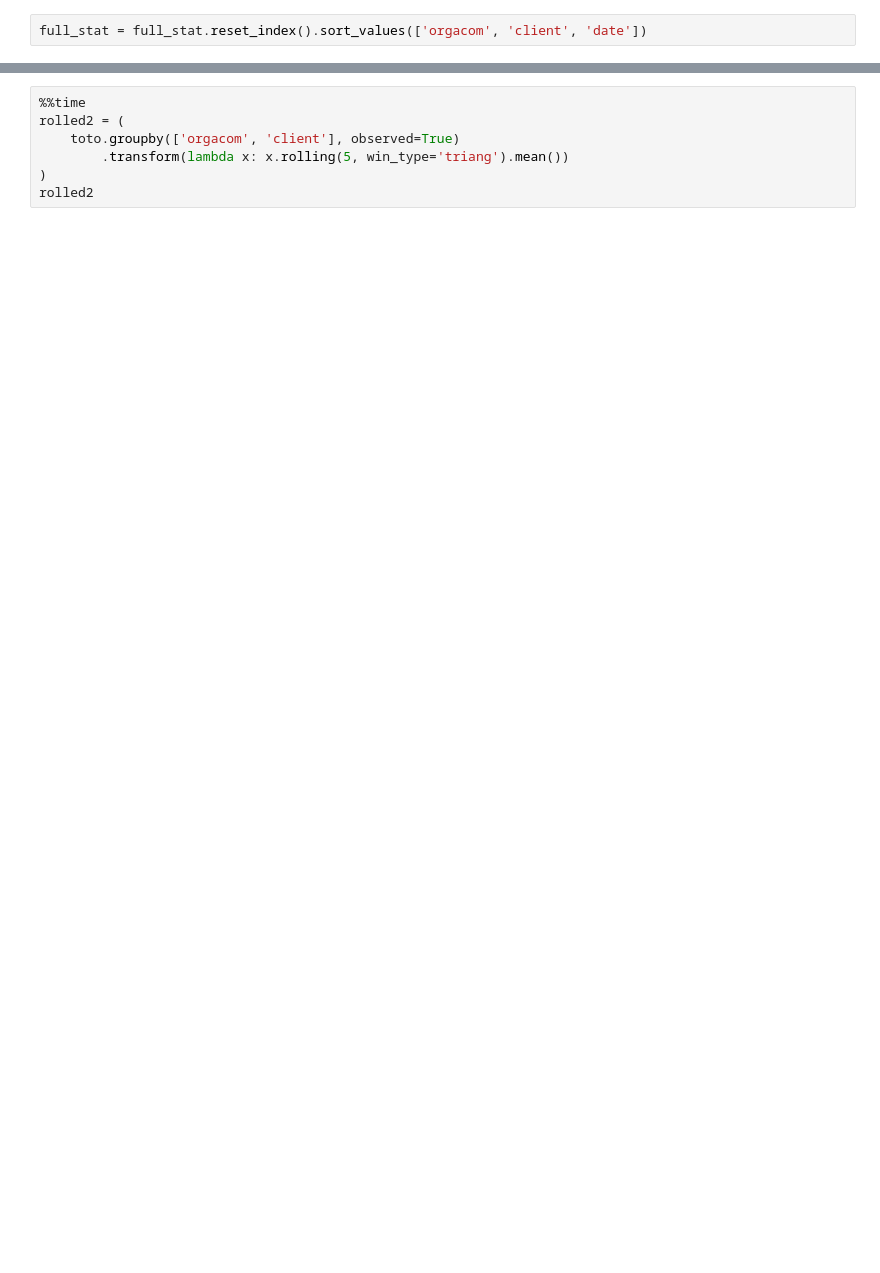
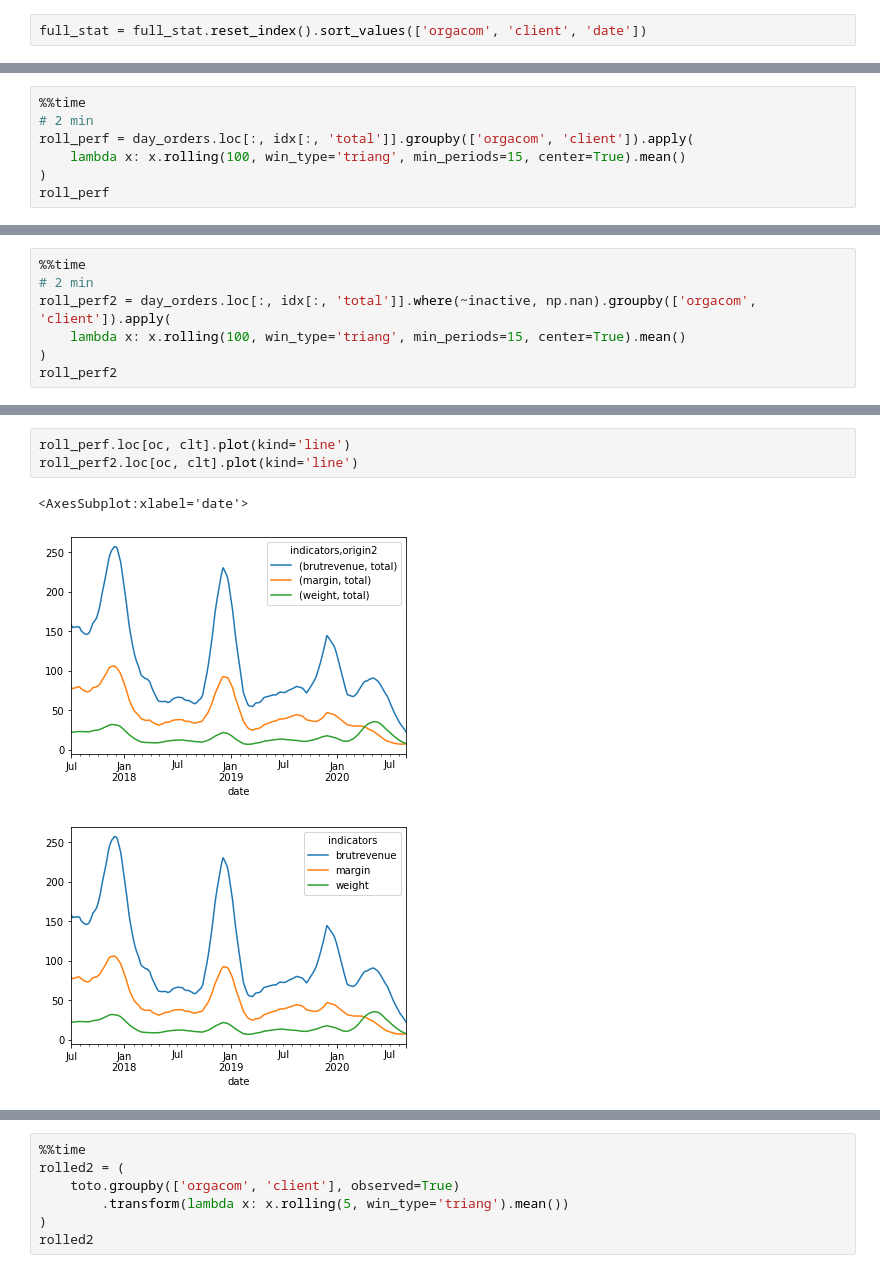
Before and after one commit to UltraDiuve/WebOrNot, a Jupyter notebook: notebooks/part2.ipynb, the cells around one changed output, grey strips where cells are left out. Drawn from its saved outputs; the diff is of its cells as text; blank space fills up the shorter version.

```diff
--- a/notebooks/part2.ipynb
+++ b/notebooks/part2.ipynb
@@ -212,0 +190,7 @@ pandas._libs.tslibs.nattype.NaTType
+# %%
+%%time
+# 2 min
+roll_perf = day_orders.loc[:, idx[:, 'total']].groupby(['orgacom', 'client']).apply(
+    lambda x: x.rolling(100, win_type='triang', min_periods=15, center=True).mean()
+)
+roll_perf
@@ -212,0 +215,7 @@ pandas._libs.tslibs.nattype.NaTType
+# %%
+%%time
+# 2 min
+roll_perf2 = day_orders.loc[:, idx[:, 'total']].where(~inactive, np.nan).groupby(['orgacom', 'client']).apply(
+    lambda x: x.rolling(100, win_type='triang', min_periods=15, center=True).mean()
+)
+roll_perf2
@@ -212,0 +240,7 @@ pandas._libs.tslibs.nattype.NaTType
+# %%
+roll_perf.loc[oc, clt].plot(kind='line')
+roll_perf2.loc[oc, clt].plot(kind='line')
+# %% [output]
+<AxesSubplot:xlabel='date'>
+[figure, added]
+[figure, added]
```
Also changed, not shown: parts of 52 cells of this notebook, 1 other file.
